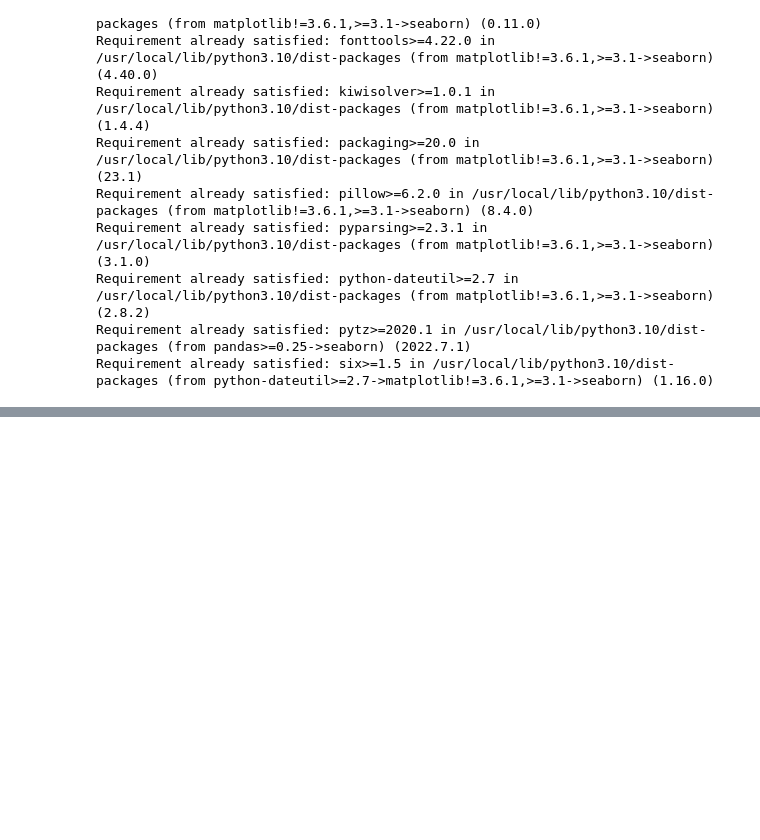
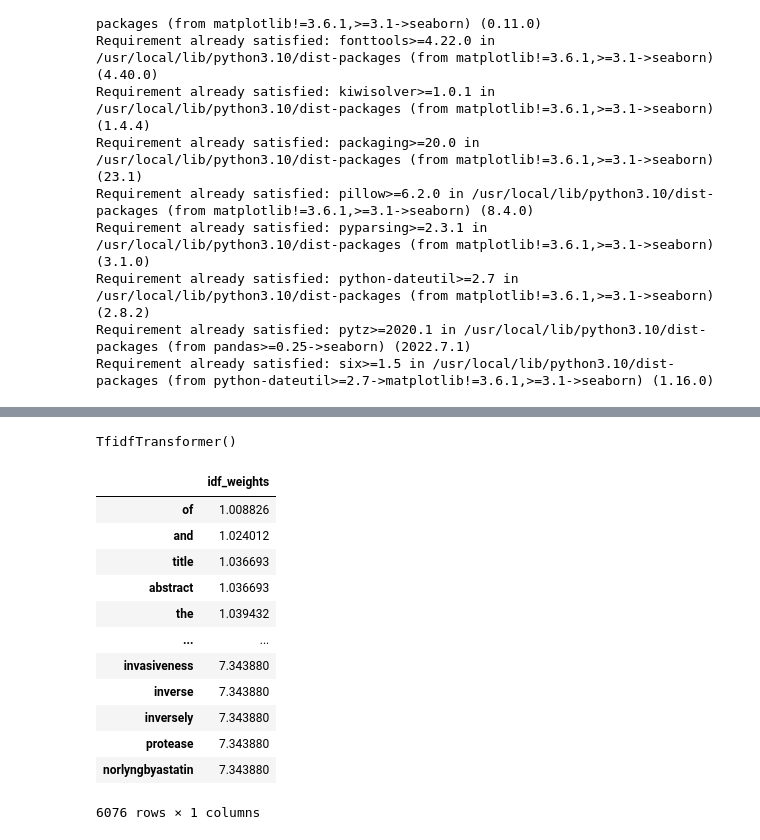
Before and after one commit to dsalinasduron-msmary/chemical_informatics, a Jupyter notebook: Fresh_Start.ipynb, the cells around one changed output, grey strips where cells are left out. Saved outputs shown, nothing was run; the diff lists cells and outputs as text; code cells hidden in the pictures; blank space fills up the shorter version.

```diff
--- a/Fresh_Start.ipynb
+++ b/Fresh_Start.ipynb
@@ -266,0 +308,31 @@ seaborn.clustermap(X,method='ward')
+# %%
+from sklearn.feature_extraction.text import TfidfVectorizer
+from sklearn.feature_extraction.text import TfidfTransformer
+from sklearn.feature_extraction.text import CountVectorizer
+import pandas as pd
+
+tfidf_transformer=TfidfTransformer(smooth_idf=True,use_idf=True)
+tfidf_transformer.fit(Assay_Train_Counts)
+# %% [output]
+TfidfTransformer()
+# %%
+
+# print idf values
+df_idf = pd.DataFrame(tfidf_transformer.idf_,index=Assay_Count_Vect.get_feature_names_out(),columns=["idf_weights"])
+
+# sort ascending
+df_idf.sort_values(by=['idf_weights'])
+# %% [output]
+|  | idf_weights |
+| of | 1.008826 |
+| and | 1.024012 |
+| title | 1.036693 |
+| abstract | 1.036693 |
+| the | 1.039432 |
+| ... | ... |
+| invasiveness | 7.343880 |
+| inverse | 7.343880 |
+| inversely | 7.343880 |
+| protease | 7.343880 |
+| norlyngbyastatin | 7.343880 |
+6076 rows × 1 columns
```
Also changed, not shown: parts of 12 cells of this notebook.
